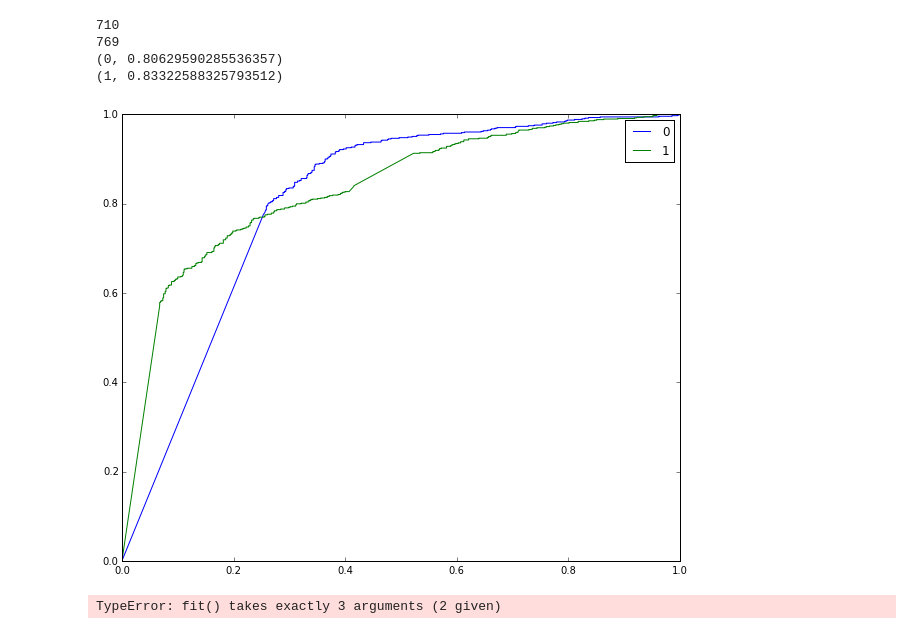
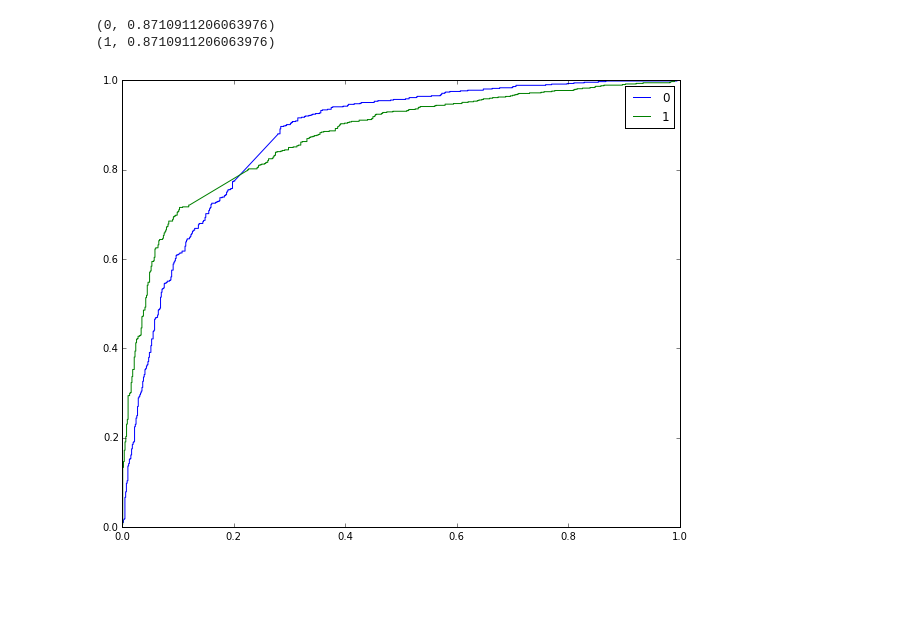
Before and after one commit to hyonschu/stumbleupon_comp, a Jupyter notebook: alex.ipynb, the cells around one changed output. Saved outputs shown, nothing was run; the diff lists cells and outputs as text; code cells hidden in the pictures; blank space fills up the shorter version.

Commit message:
Logistic regression

```diff
--- a/alex.ipynb
+++ b/alex.ipynb
@@ -197,0 +137,25 @@ Number of mislabeled points : 347
+# %%
+x_train, x_split, labels_train, labels_split = train_test_split(X,labels,test_size=0.4)
+x_cross, x_test, labels_cross, labels_test = train_test_split(x_split,labels_split,test_size=0.5)
+
+rd = lm.LogisticRegression(penalty='l1')
+rd.fit(x_train,labels_train)
+lpred_test = rd.predict(x_test)
+
+cm_mnb = confusion_matrix(labels_test,lpred_test,labels=ltest_list)
+fig, ax = plt.subplots(figsize=(10,10))
+clb = ax.matshow(cm_mnb,cmap='Blues')
+fig.colorbar(clb)
+ax.set_xlabel('Predicted label')
+ax.set_ylabel('True label')
+ax.set_xticks(range(2))
+ax.set_yticks(range(2))
+ax.set_xticklabels(ltest_list)
+ax.set_yticklabels(ltest_list)
+ax.set_title('Confusion Matrix');
+print cm_mnb
+
+probs_mnb = mnb.fit(x_train,labels_train).predict_proba(x_test)
+fpr_mnb = {}
+tpr_mnb = {}
+auc_mnb = {}
@@ -198,32 +166,20 @@ Number of mislabeled points : 347
 # %%
-probs_bnb = bnb.fit(x_train,labels_train).predict_proba(x_test)
-fpr_bnb = {}
-tpr_bnb = {}
-auc_bnb = {}
 
 for i in range(len(ltest_list)):
-    print sum(labels_test == ltest_list[i])
-    fpr_sk, tpr_sk, thresholds = roc_curve((labels_test==ltest_list[i]), probs_bnb[:,i])
-    fpr_bnb[ltest_list[i]] = fpr_sk
-    tpr_bnb[ltest_list[i]] = tpr_sk
+    fpr_sk, tpr_sk, thresholds = roc_curve((labels_test==ltest_list[i]), probs_mnb[:,i])
+    fpr_mnb[ltest_list[i]] = fpr_sk
+    tpr_mnb[ltest_list[i]] = tpr_sk
     try:
-        auc_bnb[ltest_list[i]] = auc(fpr_sk,tpr_sk)
+        auc_mnb[ltest_list[i]] = auc(fpr_sk,tpr_sk)
     except:
-        auc_bnb[ltest_list[i]] = 0
+        auc_mnb[ltest_list[i]] = 0
 
     plt.figure(1,figsize=(10,8))
-    plt.plot(fpr_bnb[ltest_list[i]],tpr_bnb[ltest_list[i]],label=ltest_list[i])
+    plt.plot(fpr_mnb[ltest_list[i]],tpr_mnb[ltest_list[i]],label=ltest_list[i])
     plt.legend(loc='best')
-for item in auc_bnb.iteritems():
+for item in auc_mnb.iteritems():
     print item
 # %% [output]
-710
-769
-(0, 0.80629590285536357)
-(1, 0.83322588325793512)
+(0, 0.8710911206063976)
+(1, 0.8710911206063976)
-[figure, old version]
+[figure, new version]
-# %%
-rd = lm.LogisticRegression()
-rd.fit(X)
-# %% [output]
-TypeError: fit() takes exactly 3 arguments (2 given)
```
Also changed, not shown: parts of 10 cells of this notebook.
